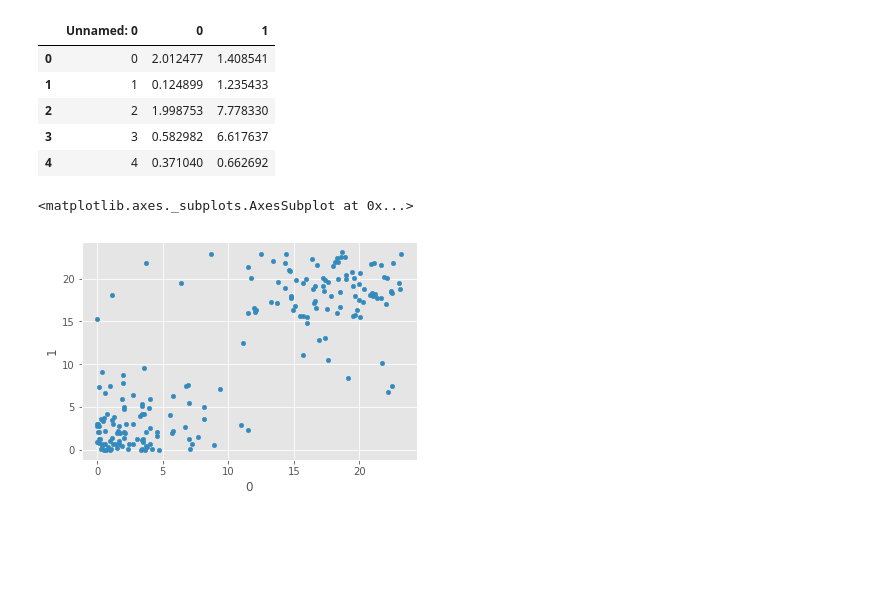
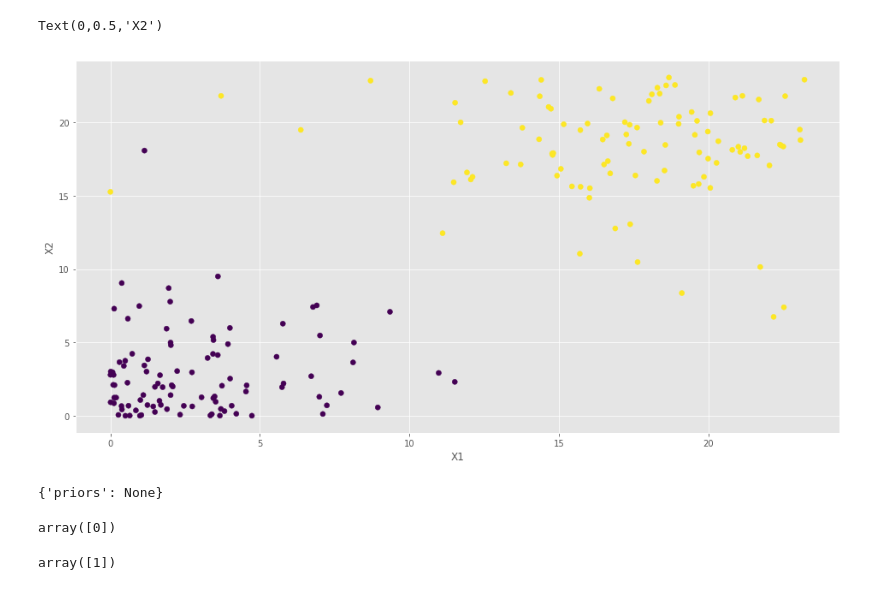
Before and after one commit to areichel90/DS5220-NaiveBayes, a Jupyter notebook: skewed_data_analysis.ipynb, the cells around one changed output. Saved outputs shown, nothing was run; the diff lists cells and outputs as text; code cells hidden in the pictures; blank space fills up the shorter version.

```diff
--- a/skewed_data_analysis.ipynb
+++ b/skewed_data_analysis.ipynb
@@ -2,20 +2,36 @@
 import pandas as pd
 import numpy as np
 import matplotlib.pyplot as plt
+from sklearn.naive_bayes import GaussianNB
 %matplotlib inline
 plt.style.use('ggplot')
 
 df_master = pd.read_csv('skewed_data.csv')
 df_master.head()
+
+X = np.array(df_master[['0','1']])
+Y = df_master[['target']]
-# %% [output]
-|  | Unnamed: 0 | 0 | 1 |
-| 0 | 0 | 2.012477 | 1.408541 |
-| 1 | 1 | 0.124899 | 1.235433 |
-| 2 | 2 | 1.998753 | 7.778330 |
-| 3 | 3 | 0.582982 | 6.617637 |
-| 4 | 4 | 0.371040 | 0.662692 |
-# %%
-df_master.plot.scatter(x='0',y='1')
-# %% [output]
-<matplotlib.axes._subplots.AxesSubplot at 0x...>
-[figure, removed]
+# %%
+fig = plt.figure(figsize=(16,8))
+ax = plt.subplot(111)
+plt.scatter(x=df_master['0'],y=df_master['1'],c=df_master['target'])
+plt.xlabel('X1')
+plt.ylabel('X2')
+# %% [output]
+Text(0,0.5,'X2')
+[figure, added]
+# %%
+clf = GaussianNB()
+clf.fit(X,Y)
+
+clf.get_params()
+# %% [output]
+{'priors': None}
+# %%
+clf.predict([[5,10]])
+# %% [output]
+array([0])
+# %%
+clf.predict([[15,15]])
+# %% [output]
+array([1])
```
Also changed, not shown: 1 other file.
